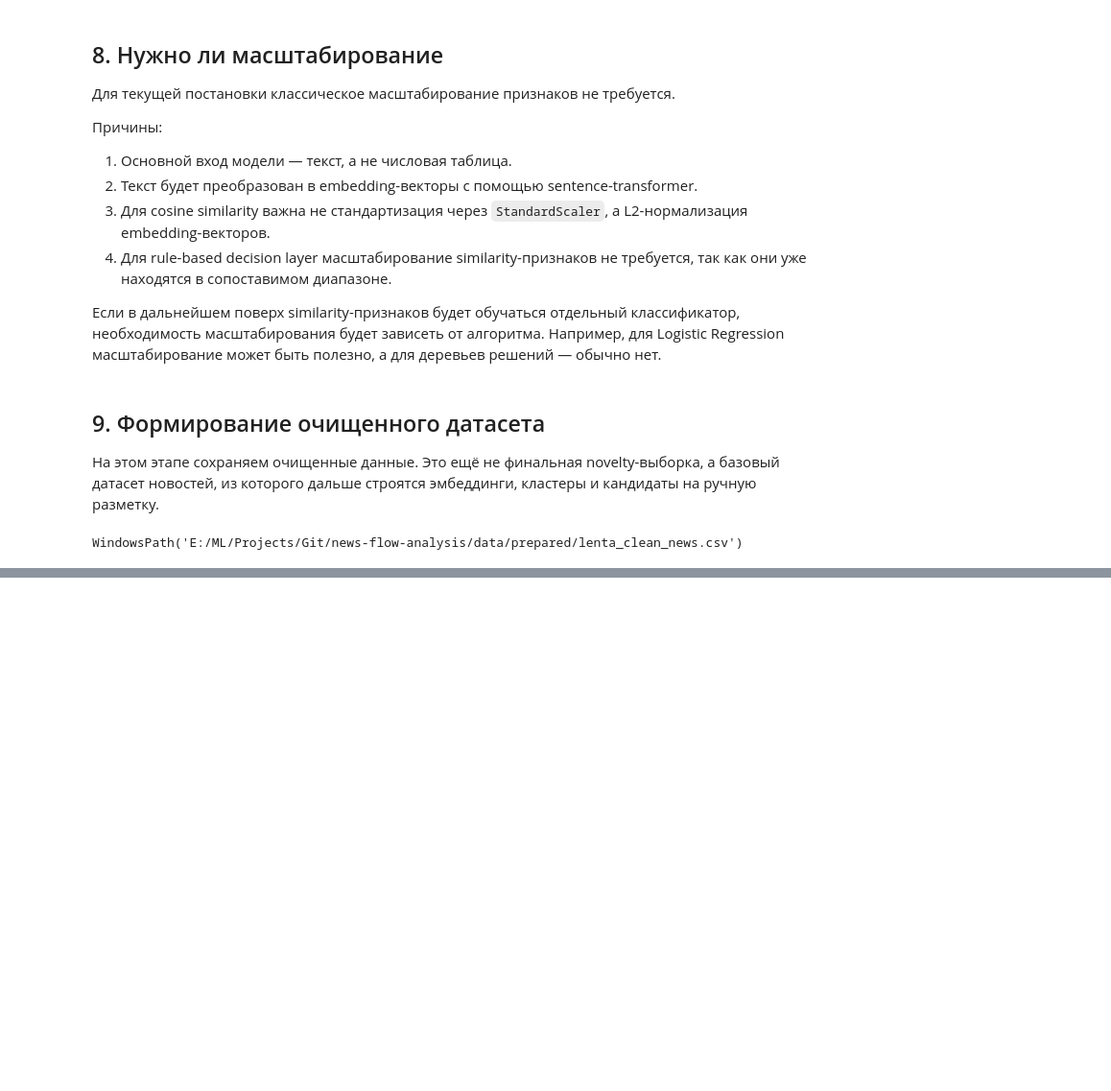
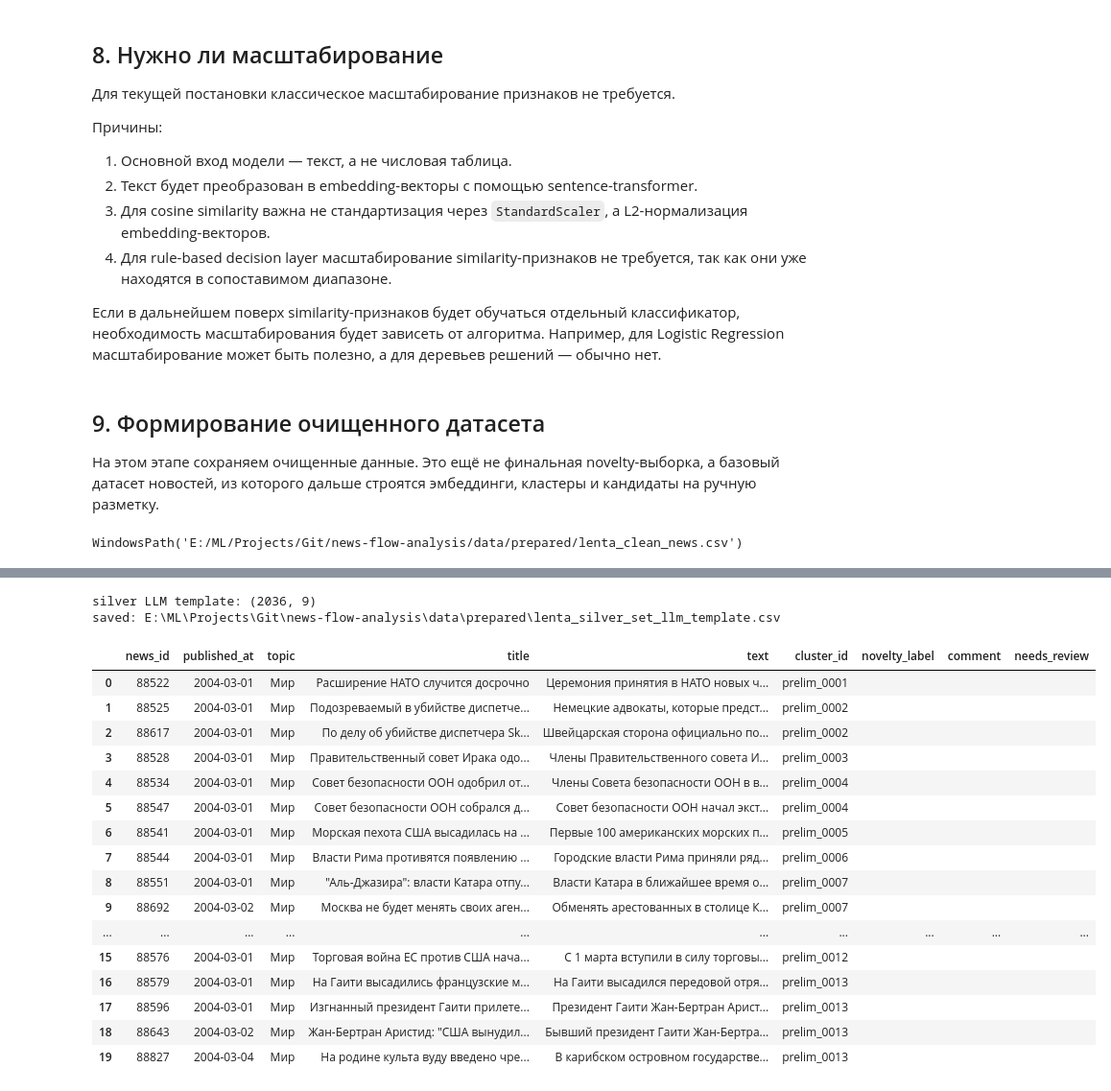
Before and after one commit to Corprus/news-flow-analysis, a Jupyter notebook: notebooks/03_data_analysis_and_dataset_preparation.ipynb, the cells around one changed output, grey strips where cells are left out. Shown at 96% size. Saved outputs shown, nothing was run; the diff lists cells and outputs as text; code cells hidden in the pictures; blank space fills up the shorter version.

Commit message:
Переделка под предразмеченный gold/silver dataset (по результатам

```diff
--- a/notebooks/03_data_analysis_and_dataset_preparation.ipynb
+++ b/notebooks/03_data_analysis_and_dataset_preparation.ipynb
@@ -952,0 +877,9 @@ annotation_pool: (2000, 12)
+# %%
+# Настройки предварительной кластеризации.
+
+CLUSTER_TEXT_PREFIX_CHARS = 2_000
+CLUSTER_TFIDF_MAX_FEATURES = 50_000
+CLUSTER_SIMILARITY_THRESHOLD = 0.42
+CLUSTER_TIME_WINDOW_DAYS = 14
+
+CLUSTERED_CANDIDATE_SET_PATH = PREPARED_DIR / "lenta_golden_candidate_set_clustered.csv"
@@ -952,0 +1148,11 @@ annotation_pool: (2000, 12)
+# %%
+# Настройки отбора human subset.
+
+HUMAN_MIN_CLUSTER_SIZE = 3
+HUMAN_MAX_CLUSTER_SIZE = 12
+HUMAN_TARGET_MIN_NEWS = 120
+HUMAN_TARGET_MAX_NEWS = 200
+
+GOLDEN_SET_HUMAN_TEMPLATE_PATH = PREPARED_DIR / "lenta_golden_set_human_template.csv"
+GOLDEN_SET_LLM_TEMPLATE_PATH = PREPARED_DIR / "lenta_golden_set_llm_template.csv"
+SILVER_SET_LLM_TEMPLATE_PATH = PREPARED_DIR / "lenta_silver_set_llm_template.csv"
@@ -952,0 +1321,34 @@ annotation_pool: (2000, 12)
+# %%
+# Template для будущего silver_set_llm: весь clustered scope, но без заполненных LLM-меток.
+
+silver_template = make_annotation_template(golden_candidate_set_clustered)
+
+silver_template.to_csv(
+    SILVER_SET_LLM_TEMPLATE_PATH,
+    index=False,
+)
+
+print("silver LLM template:", silver_template.shape)
+print("saved:", SILVER_SET_LLM_TEMPLATE_PATH)
+
+silver_template.head(20)
+# %% [output]
+silver LLM template: (2036, 9)
+saved: E:\ML\Projects\Git\news-flow-analysis\data\prepared\lenta_silver_set_llm_template.csv
+|  | news_id | published_at | topic | title | text | cluster_id | novelty_label | comment | needs_review |
+| 0 | 88522 | 2004-03-01 | Мир | Расширение НАТО случится досрочно | Церемония принятия в НАТО новых ч... | prelim_0001 |  |  |  |
+| 1 | 88525 | 2004-03-01 | Мир | Подозреваемый в убийстве диспетче... | Немецкие адвокаты, которые предст... | prelim_0002 |  |  |  |
+| 2 | 88617 | 2004-03-01 | Мир | По делу об убийстве диспетчера Sk... | Швейцарская сторона официально по... | prelim_0002 |  |  |  |
+| 3 | 88528 | 2004-03-01 | Мир | Правительственный совет Ирака одо... | Члены Правительственного совета И... | prelim_0003 |  |  |  |
+| 4 | 88534 | 2004-03-01 | Мир | Совет безопасности ООН одобрил от... | Члены Совета безопасности ООН в в... | prelim_0004 |  |  |  |
+| 5 | 88547 | 2004-03-01 | Мир | Совет безопасности ООН собрался д... | Совет безопасности ООН начал экст... | prelim_0004 |  |  |  |
+| 6 | 88541 | 2004-03-01 | Мир | Морская пехота США высадилась на ... | Первые 100 американских морских п... | prelim_0005 |  |  |  |
+| 7 | 88544 | 2004-03-01 | Мир | Власти Рима противятся появлению ... | Городские власти Рима приняли ряд... | prelim_0006 |  |  |  |
+| 8 | 88551 | 2004-03-01 | Мир | "Аль-Джазира": власти Катара отпу... | Власти Катара в ближайшее время о... | prelim_0007 |  |  |  |
+| 9 | 88692 | 2004-03-02 | Мир | Москва не будет менять своих аген... | Обменять арестованных в столице К... | prelim_0007 |  |  |  |
+| ... | ... | ... | ... | ... | ... | ... | ... | ... | ... |
+| 15 | 88576 | 2004-03-01 | Мир | Торговая война ЕС против США нача... | С 1 марта вступили в силу торговы... | prelim_0012 |  |  |  |
+| 16 | 88579 | 2004-03-01 | Мир | На Гаити высадились французские м... | На Гаити высадился передовой отря... | prelim_0013 |  |  |  |
+| 17 | 88596 | 2004-03-01 | Мир | Изгнанный президент Гаити прилете... | Президент Гаити Жан-Бертран Арист... | prelim_0013 |  |  |  |
+| 18 | 88643 | 2004-03-02 | Мир | Жан-Бертран Аристид: "США вынудил... | Бывший президент Гаити Жан-Бертра... | prelim_0013 |  |  |  |
+| 19 | 88827 | 2004-03-04 | Мир | На родине культа вуду введено чре... | В карибском островном государстве... | prelim_0013 |  |  |  |
```
Also changed, not shown: parts of 46 cells of this notebook, 1 other file.
